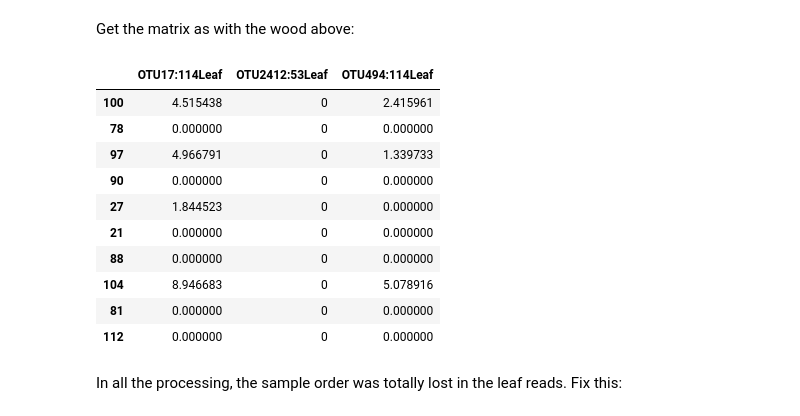
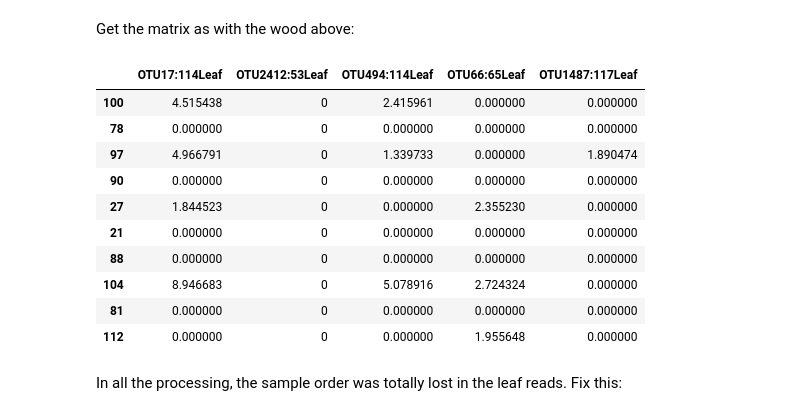
Before and after one commit to danchurch/taiwan_combined, a Jupyter notebook: XylariaLeafWoodStats.ipynb, the cells around one changed output. Drawn from its saved outputs; the diff is of its cells as text; code cells hidden in the pictures.

```diff
--- a/XylariaLeafWoodStats.ipynb
+++ b/XylariaLeafWoodStats.ipynb
@@ -371,24 +371,24 @@ Get the matrix as with the wood above:
 # %%
 leaf95 <- subset_samples(deseq95, Library=='L')  ## leaves only
 leafmat <- t(otu_table(leaf95)@.Data) ## leaf species matrix
 leafnames <- sample_data(leaf95)@.Data[[1]] ## get sample numbers
 ## get rid of "_" character in two of our sample names:
 leafnames[10] <- "112"
 leafnames[92] <- "126"
 rownames(leafmat) <- leafnames
-leafmat[1:10,1:3]
+leafmat[1:10,1:5]
 # %% [output]
-|  | OTU17:114Leaf | OTU2412:53Leaf | OTU494:114Leaf |
-| 100 | 4.515438 | 0 | 2.415961 |
-| 78 | 0.000000 | 0 | 0.000000 |
-| 97 | 4.966791 | 0 | 1.339733 |
-| 90 | 0.000000 | 0 | 0.000000 |
-| 27 | 1.844523 | 0 | 0.000000 |
-| 21 | 0.000000 | 0 | 0.000000 |
-| 88 | 0.000000 | 0 | 0.000000 |
-| 104 | 8.946683 | 0 | 5.078916 |
-| 81 | 0.000000 | 0 | 0.000000 |
-| 112 | 0.000000 | 0 | 0.000000 |
+|  | OTU17:114Leaf | OTU2412:53Leaf | OTU494:114Leaf | OTU66:65Leaf | OTU1487:117Leaf |
+| 100 | 4.515438 | 0 | 2.415961 | 0.000000 | 0.000000 |
+| 78 | 0.000000 | 0 | 0.000000 | 0.000000 | 0.000000 |
+| 97 | 4.966791 | 0 | 1.339733 | 0.000000 | 1.890474 |
+| 90 | 0.000000 | 0 | 0.000000 | 0.000000 | 0.000000 |
+| 27 | 1.844523 | 0 | 0.000000 | 2.355230 | 0.000000 |
+| 21 | 0.000000 | 0 | 0.000000 | 0.000000 | 0.000000 |
+| 88 | 0.000000 | 0 | 0.000000 | 0.000000 | 0.000000 |
+| 104 | 8.946683 | 0 | 5.078916 | 2.724324 | 0.000000 |
+| 81 | 0.000000 | 0 | 0.000000 | 0.000000 | 0.000000 |
+| 112 | 0.000000 | 0 | 0.000000 | 1.955648 | 0.000000 |
 # %% [markdown]
 In all the processing, the sample order was totally lost in the leaf reads. Fix this:
 # %%
```
Also changed, not shown: parts of 15 cells of this notebook.
